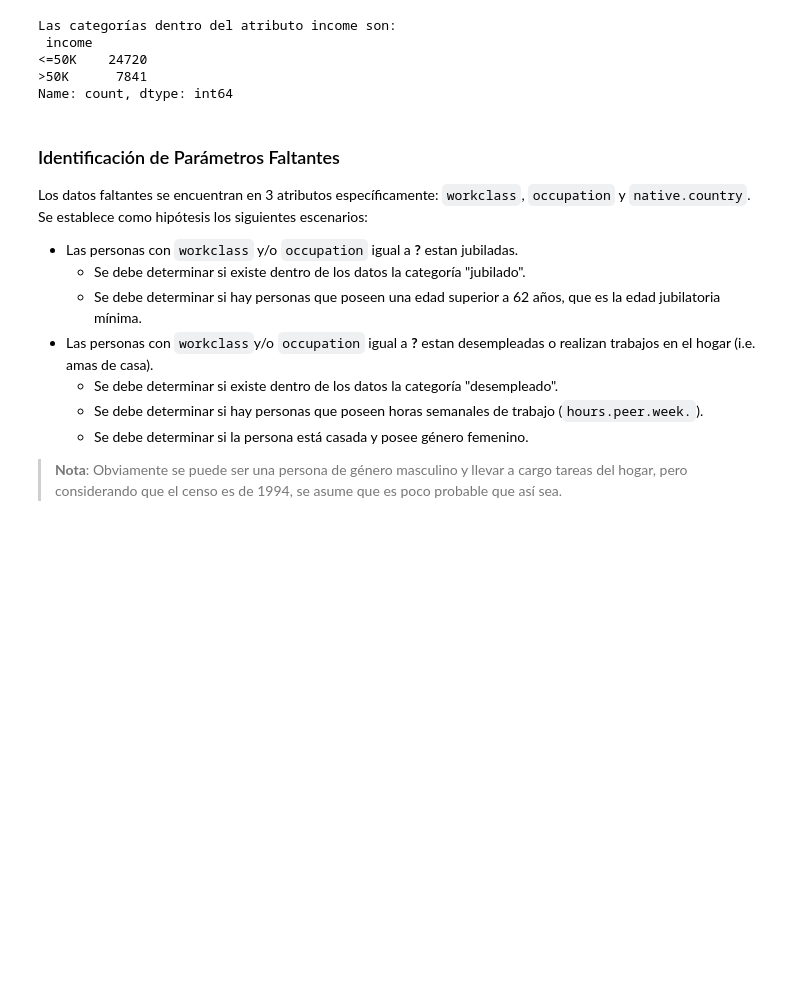
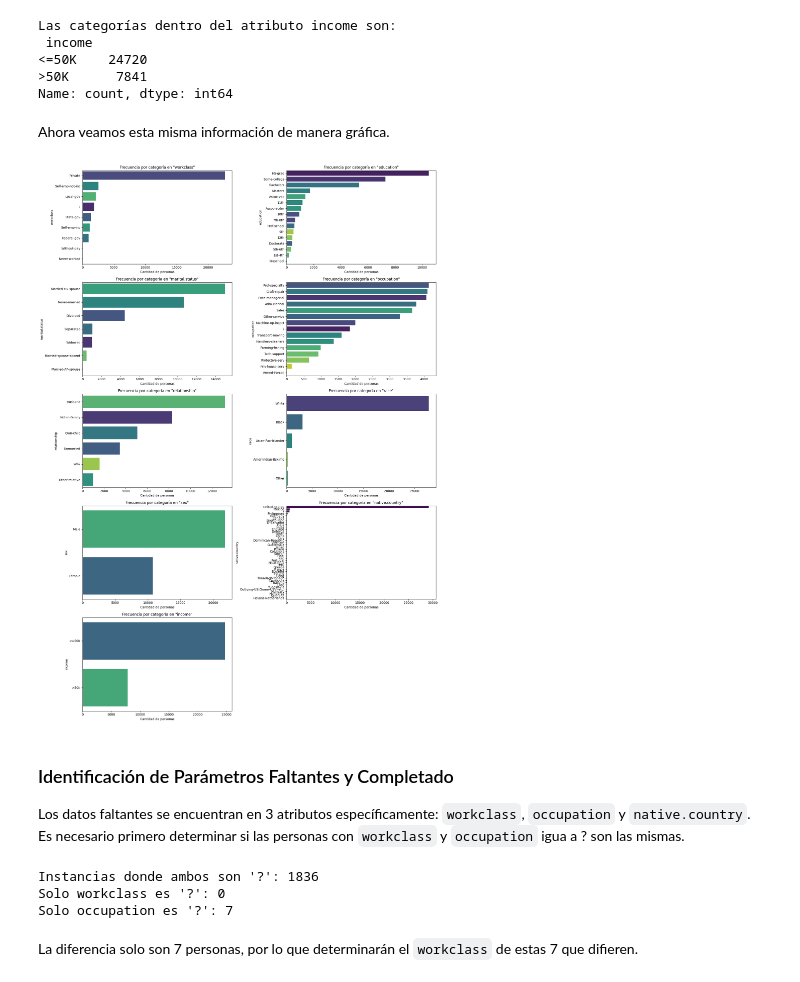
Before and after one commit to jquelas/adult_census_income, a Jupyter notebook: adult_census_income.ipynb, the cells around one changed output. Cells and saved outputs as stored; diff of their text form; code cells hidden in the pictures; blank space fills up the shorter version.

```diff
--- a/adult_census_income.ipynb
+++ b/adult_census_income.ipynb
@@ -375,16 +399,51 @@ Las categorías dentro del atributo income son:
 <=50K    24720
 >50K      7841
 Name: count, dtype: int64
+# %% [markdown]
+Ahora veamos esta misma información de manera gráfica.
+# %%
+# Definir las variables categóricas del dataset
+variables_categoricas = ['workclass', 'education', 'marital.status',
+                         'occupation', 'relationship', 'race',
+                         'sex', 'native.country', 'income']
+
+# Definir el tamaño de la figura
+plt.figure(figsize=(18, 25))
+
+# Crear un gráfico de barras para cada variable categórica
+for i, var in enumerate(variables_categoricas, 1):
+    plt.subplot(5, 2, i)
+    sns.countplot(data=census, y=var, hue=var, legend=False,
+                  order=census[var].value_counts().index,
+                  palette='viridis')
+    plt.title(f'Frecuencia por categoría en "{var}"')
+    plt.xlabel('Cantidad de personas')
+    plt.ylabel(var)
+
+plt.tight_layout()
+plt.show()
+# %% [output]
+[figure, added]
 # %% [markdown]
-### Identificación de Parámetros Faltantes
+### Identificación de Parámetros Faltantes y Completado
 
-Los datos faltantes se encuentran en 3 atributos específicamente: ``workclass``, ``occupation`` y ``native.country``. Se establece como hipótesis los siguientes escenarios:
-- Las personas con ``workclass`` y/o ``occupation`` igual a **?** estan jubiladas.
-    - Se debe determinar si existe dentro de los datos la categoría "jubilado".
-    - Se debe determinar si hay personas que poseen una edad superior a 62 años, que es la edad jubilatoria mínima.
-- Las personas con ``workclass``y/o ``occupation`` igual a **?** estan desempleadas o realizan trabajos en el hogar (i.e. amas de casa).
-    - Se debe determinar si existe dentro de los datos la categoría "desempleado".
-    - Se debe determinar si hay personas que poseen horas semanales de trabajo (``hours.peer.week.``).
-    - Se debe determinar si la persona está casada y posee género femenino.
-
-> **Nota**: Obviamente se puede ser una persona de género masculino y llevar a cargo tareas del hogar, pero considerando que el censo es de 1994, se asume que es poco probable que así sea.
+Los datos faltantes se encuentran en 3 atributos específicamente: ``workclass``, ``occupation`` y ``native.country``. Es necesario primero determinar si las personas con ``workclass`` y ``occupation`` igua a ? son las mismas.
+# %%
+# Crear filtros
+filtro_workclass = census['workclass'] == '?'
+filtro_occupation = census['occupation'] == '?'
+
+# También contar cuántas filas cumplen ambas condiciones simultáneamente
+coinciden_ambos = (filtro_workclass & filtro_occupation).sum()
+solo_workclass = (filtro_workclass & ~filtro_occupation).sum()
+solo_occupation = (filtro_occupation & ~filtro_workclass).sum()
+
+print("Instancias donde ambos son '?':", coinciden_ambos)
+print("Solo workclass es '?':", solo_workclass)
+print("Solo occupation es '?':", solo_occupation)
+# %% [output]
+Instancias donde ambos son '?': 1836
+Solo workclass es '?': 0
+Solo occupation es '?': 7
+# %% [markdown]
+La diferencia solo son 7 personas, por lo que determinarán el ``workclass`` de estas 7 que difieren.
```
Also changed, not shown: parts of 9 cells of this notebook.
